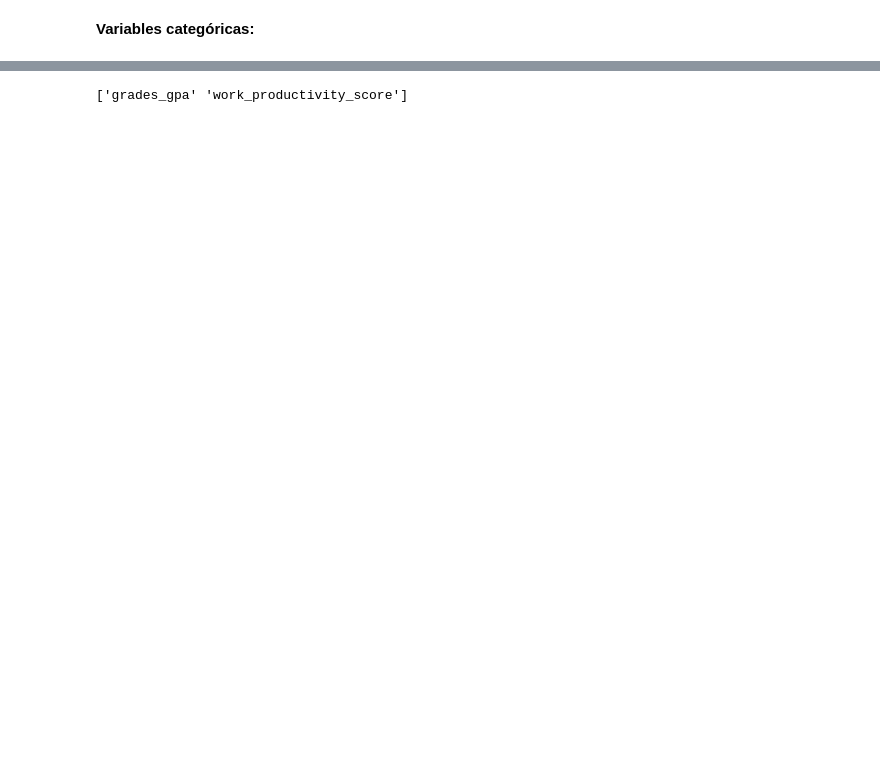
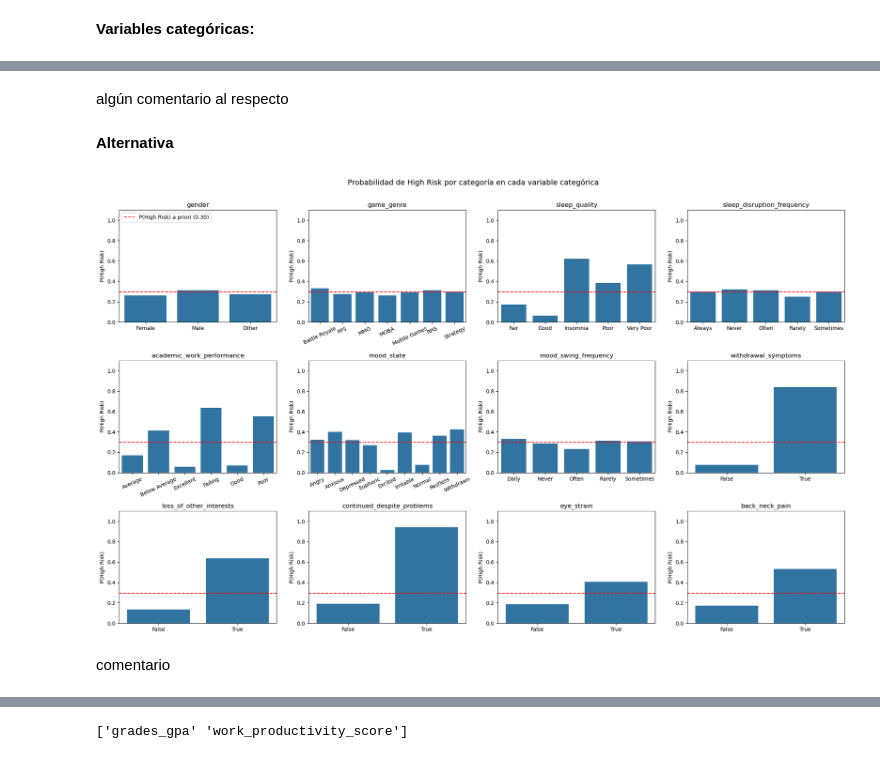
Before and after one commit to Miguelon1708/Trabajo-Mineria, a Jupyter notebook: main.ipynb, the cells around one changed output, grey strips where cells are left out. Cells and saved outputs as stored; diff of their text form; code cells hidden in the pictures; blank space fills up the shorter version.

```diff
--- a/main.ipynb
+++ b/main.ipynb
@@ -168 +122,36 @@ plt.show()
+# %% [markdown]
+algún comentario al respecto
+# %% [markdown]
+**Alternativa**
+# %%
+fig, axes = plt.subplots(3, 4, figsize=(20, 12))
+axes = axes.flatten()
+
+prob_clase_pos = (datos_plot[variable_salida] == 1).astype(int).mean()
+
+for i, var in enumerate(vars_categoricas):
+    prob_clase_pos_por_categoria = (datos_plot
+                  .groupby(var)[variable_salida]
+                  .apply(lambda x: (x == 1).mean())
+                  .rename('probabilidad_high_risk')
+                  .reset_index())
+
+    sns.barplot(data=prob_clase_pos_por_categoria, x=var, y='probabilidad_high_risk', ax=axes[i])
+
+    axes[i].axhline(prob_clase_pos, color='red', linestyle='--', label=f'P(High Risk) a priori ({prob_clase_pos:.2f})')
+    axes[i].set_title(var)
+    axes[i].set_xlabel('')
+    axes[i].set_ylabel('P(High Risk)')
+    axes[i].set_ylim(0, 1.1)
+    if datos_plot[var].nunique() > 5:
+        axes[i].tick_params(axis='x', rotation=25)
+
+axes[0].legend(loc='upper left')
+fig.suptitle('Probabilidad de High Risk por categoría en cada variable categórica', fontsize=14, y=1.01)
+plt.tight_layout()
+plt.show()
+# %% [output]
+[figure, added]
+# %% [markdown]
+comentario
 # %% [markdown]
```
Also changed, not shown: parts of 35 cells of this notebook, 1 other file.
